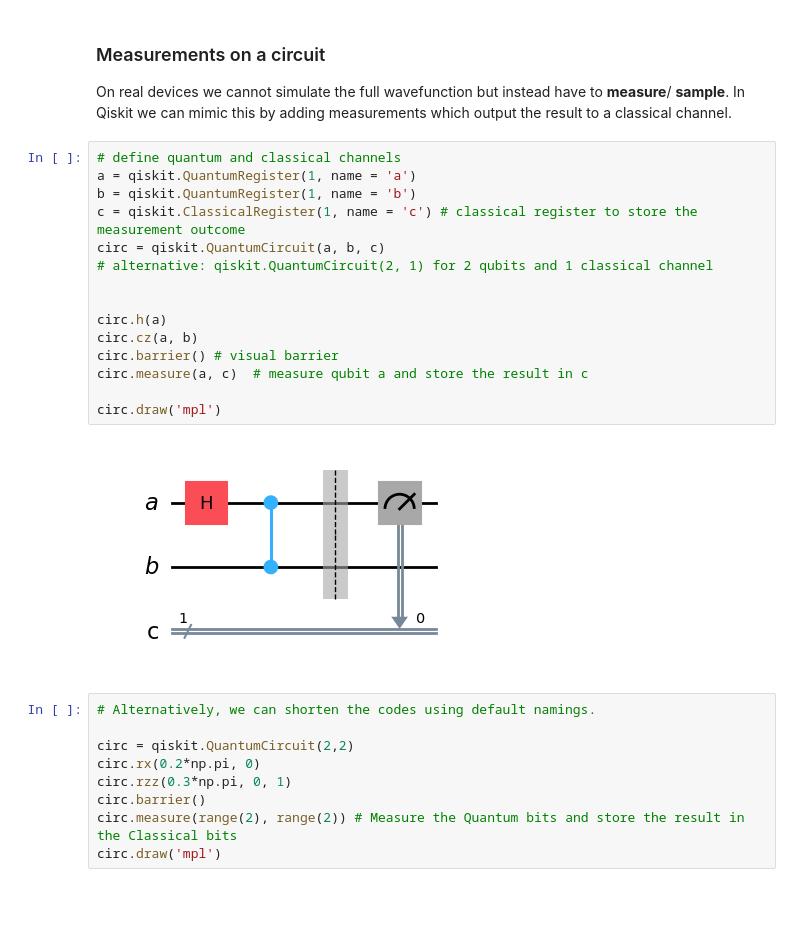
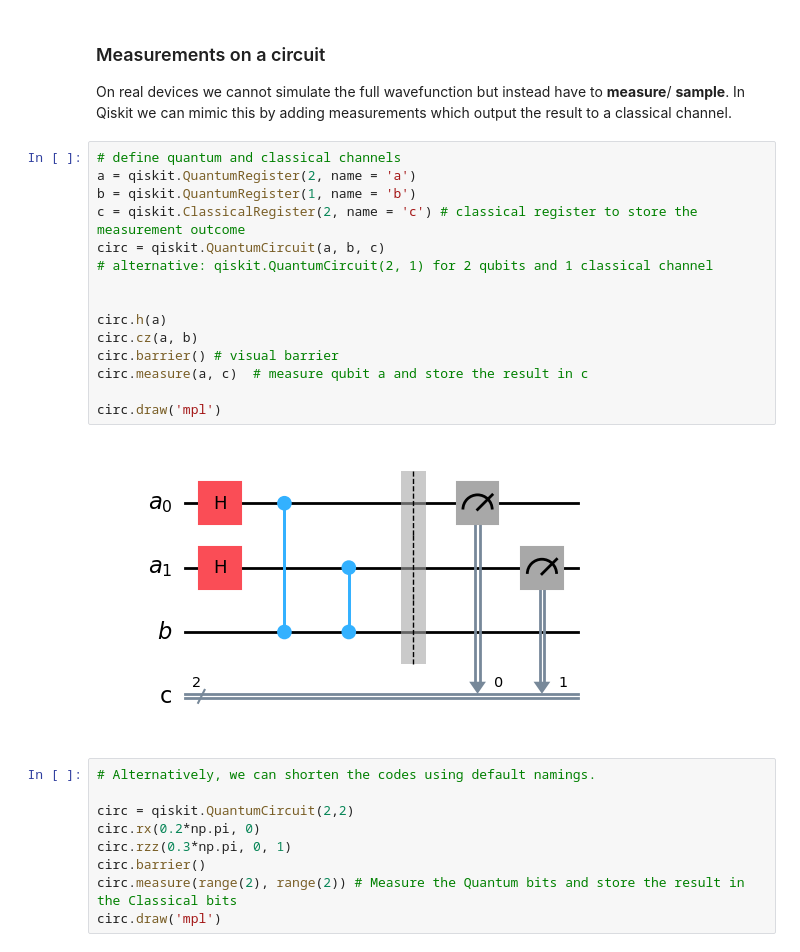
Before and after one commit to zambrdav/fopra34, a Jupyter notebook: AaronIntro.ipynb, the cells around one changed output. Saved outputs shown, nothing was run; the diff lists cells and outputs as text; blank space fills up the shorter version.

Commit message:
Plots for Report

```diff
--- a/AaronIntro.ipynb
+++ b/AaronIntro.ipynb
@@ -177,21 +204,21 @@ On real devices we cannot simulate the full wavefunction but instead have to __m
 In Qiskit we can mimic this by adding measurements which output the result to a classical channel.
 # %%
 # define quantum and classical channels
-a = qiskit.QuantumRegister(1, name = 'a')
+a = qiskit.QuantumRegister(2, name = 'a')
 b = qiskit.QuantumRegister(1, name = 'b')
-c = qiskit.ClassicalRegister(1, name = 'c') # classical register to store the measurement outcome
+c = qiskit.ClassicalRegister(2, name = 'c') # classical register to store the measurement outcome
 circ = qiskit.QuantumCircuit(a, b, c)
 # alternative: qiskit.QuantumCircuit(2, 1) for 2 qubits and 1 classical channel
 
 
 circ.h(a)
 circ.cz(a, b)
 circ.barrier() # visual barrier
 circ.measure(a, c)  # measure qubit a and store the result in c
 
 circ.draw('mpl')
 # %% [output]
-[figure, old version]
+[figure, new version]
 # %%
 # Alternatively, we can shorten the codes using default namings.
 
```
Also changed, not shown: parts of 69 cells of this notebook.
